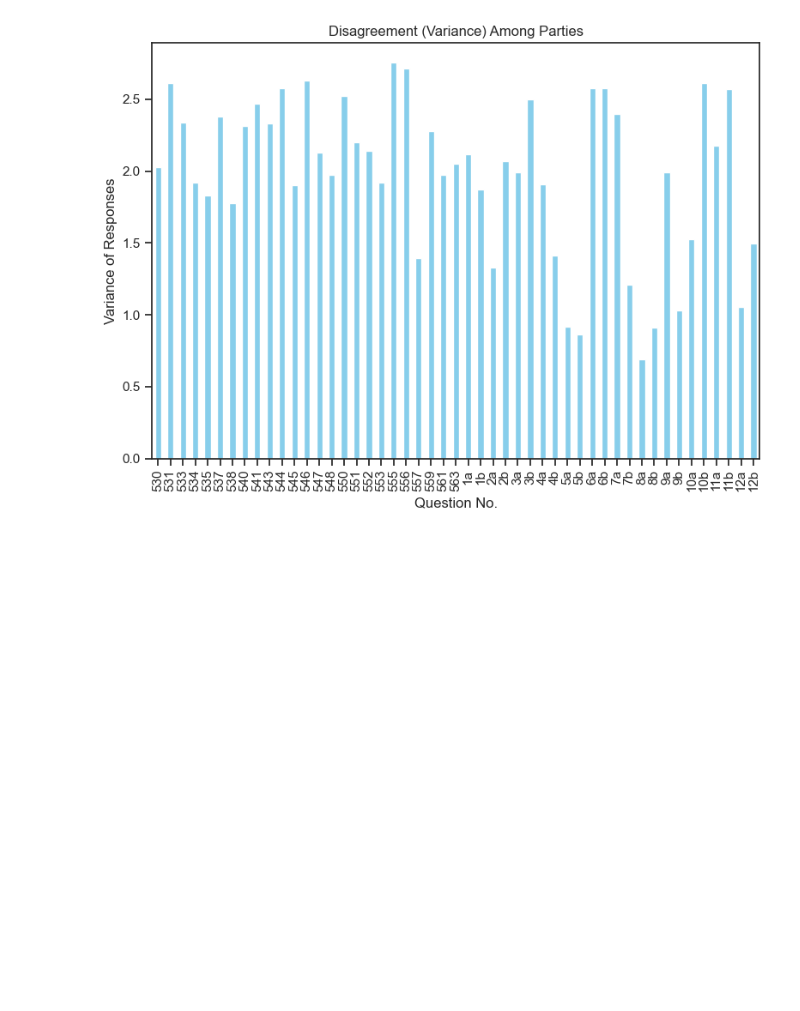
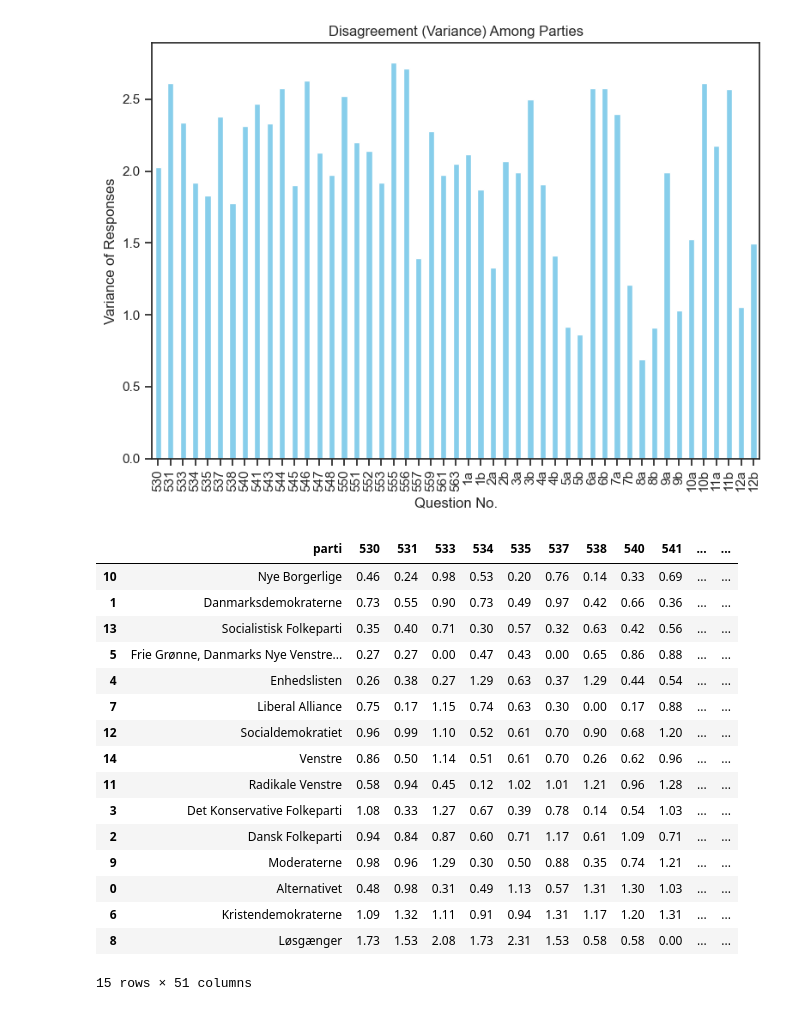
Before and after one commit to radoslavKiryazov/MAL, a Jupyter notebook: Assignment 2/2. Candidate Test 2022 I.ipynb, the cells around one changed output. Cells and saved outputs as stored; diff of their text form; code cells hidden in the pictures; blank space fills up the shorter version.

```diff
--- a/Assignment 2/2. Candidate Test 2022 I.ipynb
+++ b/Assignment 2/2. Candidate Test 2022 I.ipynb
@@ -209,3 +209,32 @@ plot_all_parties_disagreement()
 # %% [output]
 [figure]
 [figure]
+# %%
+# Clear data and leave only candidates' parties and questions
+survey = alldata.drop(columns=['navn', 'alder', 'storkreds'])
+
+# Calculate standard deviation of responses grouped by 'parti'
+survey_std = survey.groupby('parti').std().round(2).reset_index()
+
+# Calculate the total standard deviation per row and add it to a 'total' column
+survey_std['total'] = survey_std.iloc[:, 1:].sum(axis=1)
+survey_std = survey_std.sort_values('total', ascending=True)
+survey_std
+# %% [output]
+|  | parti | 530 | 531 | 533 | 534 | 535 | 537 | 538 | 540 | 541 | ... | ... |
+| 10 | Nye Borgerlige | 0.46 | 0.24 | 0.98 | 0.53 | 0.20 | 0.76 | 0.14 | 0.33 | 0.69 | ... | ... |
+| 1 | Danmarksdemokraterne | 0.73 | 0.55 | 0.90 | 0.73 | 0.49 | 0.97 | 0.42 | 0.66 | 0.36 | ... | ... |
+| 13 | Socialistisk Folkeparti | 0.35 | 0.40 | 0.71 | 0.30 | 0.57 | 0.32 | 0.63 | 0.42 | 0.56 | ... | ... |
+| 5 | Frie Grønne, Danmarks Nye Venstre... | 0.27 | 0.27 | 0.00 | 0.47 | 0.43 | 0.00 | 0.65 | 0.86 | 0.88 | ... | ... |
+| 4 | Enhedslisten | 0.26 | 0.38 | 0.27 | 1.29 | 0.63 | 0.37 | 1.29 | 0.44 | 0.54 | ... | ... |
+| 7 | Liberal Alliance | 0.75 | 0.17 | 1.15 | 0.74 | 0.63 | 0.30 | 0.00 | 0.17 | 0.88 | ... | ... |
+| 12 | Socialdemokratiet | 0.96 | 0.99 | 1.10 | 0.52 | 0.61 | 0.70 | 0.90 | 0.68 | 1.20 | ... | ... |
+| 14 | Venstre | 0.86 | 0.50 | 1.14 | 0.51 | 0.61 | 0.70 | 0.26 | 0.62 | 0.96 | ... | ... |
+| 11 | Radikale Venstre | 0.58 | 0.94 | 0.45 | 0.12 | 1.02 | 1.01 | 1.21 | 0.96 | 1.28 | ... | ... |
+| 3 | Det Konservative Folkeparti | 1.08 | 0.33 | 1.27 | 0.67 | 0.39 | 0.78 | 0.14 | 0.54 | 1.03 | ... | ... |
+| 2 | Dansk Folkeparti | 0.94 | 0.84 | 0.87 | 0.60 | 0.71 | 1.17 | 0.61 | 1.09 | 0.71 | ... | ... |
+| 9 | Moderaterne | 0.98 | 0.96 | 1.29 | 0.30 | 0.50 | 0.88 | 0.35 | 0.74 | 1.21 | ... | ... |
+| 0 | Alternativet | 0.48 | 0.98 | 0.31 | 0.49 | 1.13 | 0.57 | 1.31 | 1.30 | 1.03 | ... | ... |
+| 6 | Kristendemokraterne | 1.09 | 1.32 | 1.11 | 0.91 | 0.94 | 1.31 | 1.17 | 1.20 | 1.31 | ... | ... |
+| 8 | Løsgænger | 1.73 | 1.53 | 2.08 | 1.73 | 2.31 | 1.53 | 0.58 | 0.58 | 0.00 | ... | ... |
+15 rows × 51 columns
```
Also changed, not shown: parts of 1 cell of this notebook.
